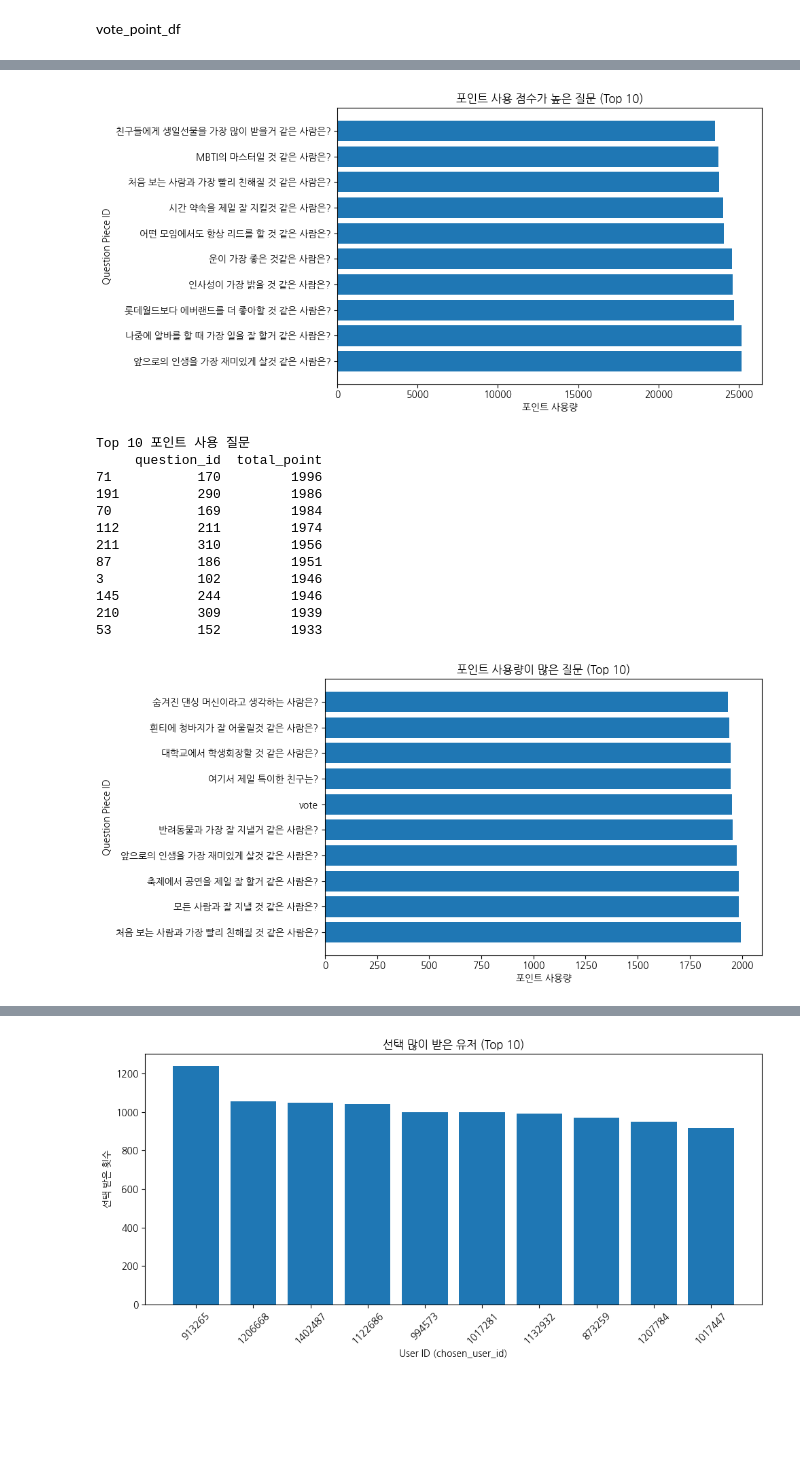
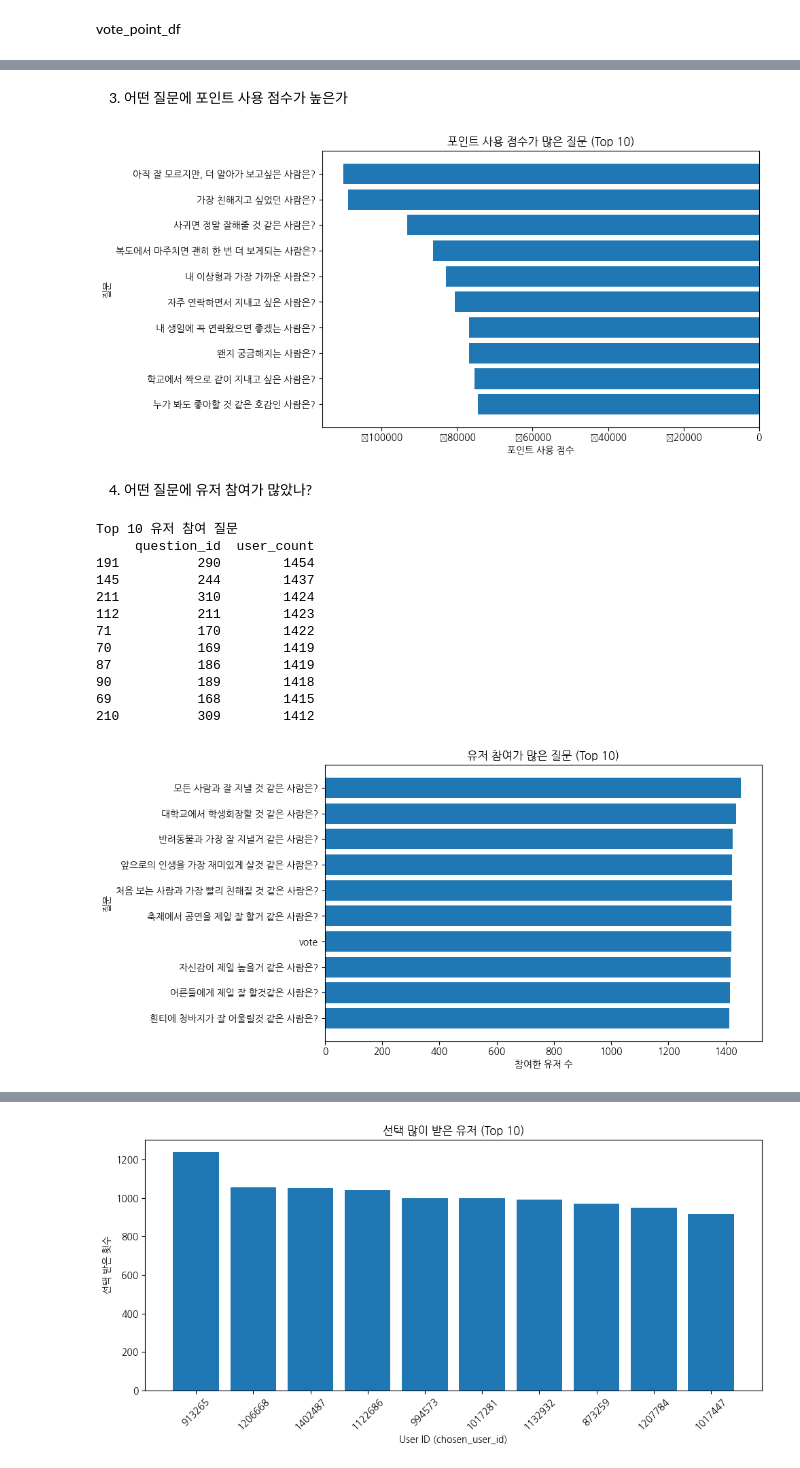
Before and after one commit to goheejieuri/final_project_team3, a Jupyter notebook: eunji.ipynb, the cells around one changed output, grey strips where cells are left out. Cells and saved outputs as stored; diff of their text form; code cells hidden in the pictures; blank space fills up the shorter version.

```diff
--- a/eunji.ipynb
+++ b/eunji.ipynb
@@ -664,4 +675,12 @@ plt.show()
 [figure]
 # %% [markdown]
 vote_point_df
+# %%
+vote_point_df["n_delta_points"] = vote_point_df["delta_points"].apply(lambda x: len(x))
+# 포인트 사용 -> negative points
+vote_point_df["n_negative_points"] = vote_point_df["delta_points"].apply(lambda x: sum(1 for point in x if point < 0))
+vote_point_df["sum_negative_points"] = vote_point_df["delta_points"].apply(lambda x: sum(point for point in x if point < 0))
+# 포인트 지급 -> positive points
+vote_point_df["n_positive_points"] = vote_point_df["delta_points"].apply(lambda x: sum(1 for point in x if point >= 0))
+vote_point_df["sum_positive_points"] = vote_point_df["delta_points"].apply(lambda x: sum(point for point in x if point >= 0))
 # %% [markdown]
@@ -691,45 +758,59 @@ Top 10 포인트 사용 질문
+# %% [markdown]
+3. 어떤 질문에 포인트 사용 점수가 높은가
 # %%
+question_point_usage = (
+    vote_point_df
+    .groupby("question_id", as_index=False)
+    .agg(total_point=("sum_negative_points", "sum"))
+    .sort_values("total_point", ascending=False)
+).tail(10)
+print("Top 10 포인트 사용 질문")
+print(question_point_usage)
+
 merged_df = question_df.merge(question_point_usage, on="question_id", how="right")
 
 plt.figure(figsize=(10, 5))
 plt.barh(merged_df["question_text"], merged_df["total_point"])
-plt.title("포인트 사용 점수가 높은 질문 (Top 10)")
-plt.ylabel("Question Piece ID")
-plt.xlabel("포인트 사용량")
+plt.title("포인트 사용 점수가 많은 질문 (Top 10)")
+plt.ylabel("질문")
+plt.xlabel("포인트 사용 점수")
 plt.tight_layout()
 plt.show()
 # %% [output]
-[figure, old version]
+[figure, new version]
+# %% [markdown]
+4. 어떤 질문에 유저 참여가 많았나?
 # %%
 question_point_usage = (
     vote_point_df
     .groupby("question_id", as_index=False)
-    .agg(total_point=("delta_point", "count"))
-    .sort_values("total_point", ascending=False)
+    .agg(user_count=("user_id", "nunique"))
+    .sort_values("user_count", ascending=False)
 ).head(10)
-print("Top 10 포인트 사용 질문")
+print("Top 10 유저 참여 질문")
 print(question_point_usage)
 
 merged_df = question_df.merge(question_point_usage, on="question_id", how="right")
 
 plt.figure(figsize=(10, 5))
-plt.barh(merged_df["question_text"], merged_df["total_point"])
-plt.title("포인트 사용량이 많은 질문 (Top 10)")
-plt.ylabel("Question Piece ID")
-plt.xlabel("포인트 사용량")
+plt.barh(merged_df["question_text"], merged_df["user_count"])
+plt.title("유저 참여가 많은 질문 (Top 10)")
+plt.ylabel("질문")
+plt.xlabel("참여한 유저 수")
+plt.gca().invert_yaxis()
 plt.tight_layout()
 plt.show()
 # %% [output]
-Top 10 포인트 사용 질문
-     question_id  total_point
-71           170         1996
-191          290         1986
-70           169         1984
-112          211         1974
-211          310         1956
-87           186         1951
-3            102         1946
-145          244         1946
-210          309         1939
-53           152         1933
+Top 10 유저 참여 질문
+     question_id  user_count
+191          290        1454
+145          244        1437
+211          310        1424
+112          211        1423
+71           170        1422
+70           169        1419
+87           186        1419
+90           189        1418
+69           168        1415
+210          309        1412
-[figure, old version]
+[figure, new version]
```
Also changed, not shown: parts of 28 cells of this notebook.
